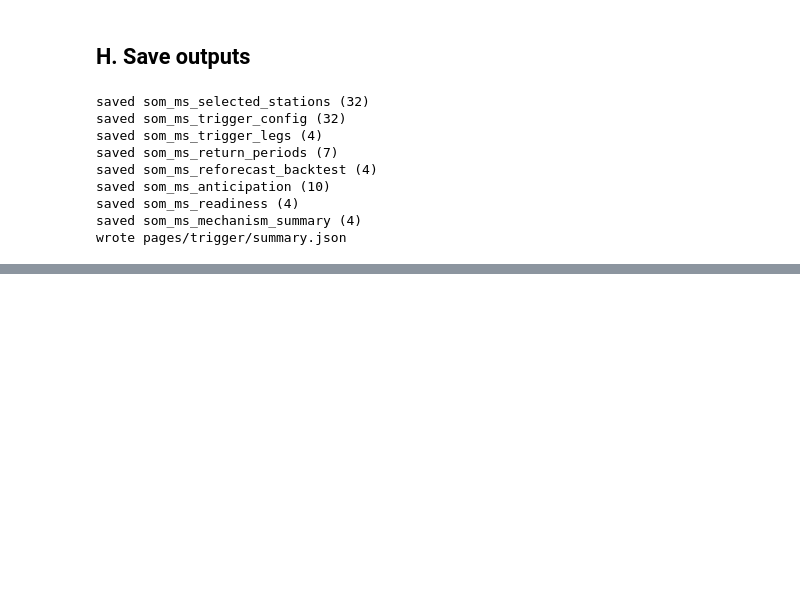
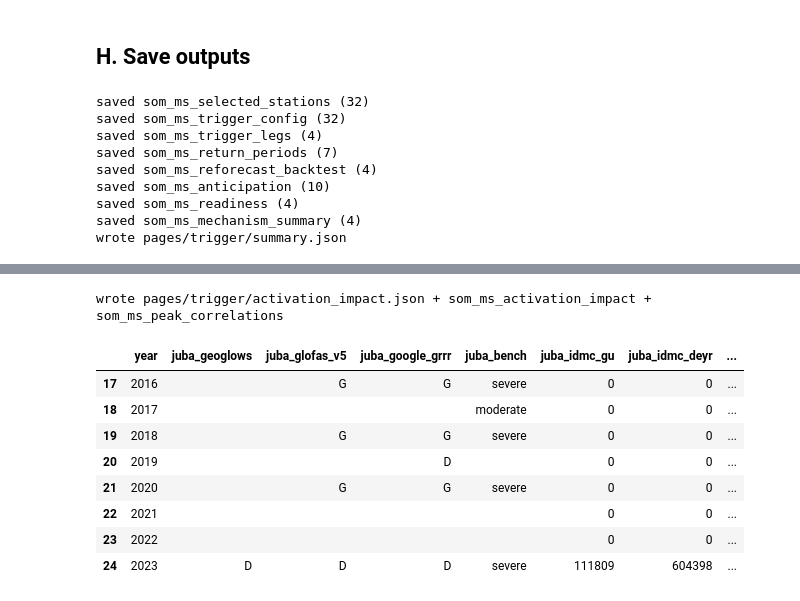
Before and after one commit to OCHA-DAP/ds-aa-som-floods, a Jupyter notebook: analysis/11_multisource_trigger.ipynb, the cells around one changed output, grey strips where cells are left out. Drawn from its saved outputs; the diff is of its cells as text; code cells hidden in the pictures; blank space fills up the shorter version.

```diff
--- a/analysis/11_multisource_trigger.ipynb
+++ b/analysis/11_multisource_trigger.ipynb
@@ -774,0 +1048,77 @@ initial-condition-driven).
+# %%
+# --- assemble the year x (activation, impact, response) table
+def act_letters(river, src):
+    out = ""
+    if any(y == year for y in act_by_src[(river, "gu", src)]):
+        out += "G"
+    if any(y == year for y in act_by_src[(river, "deyr", src)]):
+        out += "D"
+    return out
+
+def bench_class(river, year):
+    if year in basin_bench(river, "flood_5yr"):
+        return "severe"
+    if year in basin_bench(river, "flood_3yr"):
+        return "moderate"
+    return ""
+
+table = []
+for year in range(YEARS[0], YEARS[1] + 1):
+    row = {"year": year, "act": {}, "bench": {}, "emdat": {}, "cerf": {}, "idmc": {}}
+    for river in ("juba", "shabelle"):
+        row["act"][river] = {src: act_letters(river, src) for src in SOURCES3}
+        row["bench"][river] = bench_class(river, year)
+        g = idmc_t[(idmc_t.year == year) & (idmc_t.basin == river)]
+        row["idmc"][river] = {se: int(g[g.season == se].new_displacement.sum()) for se in ("gu", "deyr")}
+    g = idmc_t[(idmc_t.year == year) & (idmc_t.basin == "other")]
+    row["idmc"]["other"] = int(g.new_displacement.sum())
+    for se in ("gu", "deyr"):
+        e = emdat_t[(emdat_t.year == year) & (emdat_t.season == se)]
+        row["emdat"][se] = ({"affected": int(e.affected.sum()), "deaths": int(e.deaths.sum()),
+                             "basins": e.basins.iloc[0] if len(e) else ""}
+                            if len(e) else None)
+        c = cerf_t[(cerf_t.year == year) & (cerf_t.season == se)]
+        row["cerf"][se] = ({"usd": int(c.amount_approved.sum()), "basins": c.basins.iloc[0]}
+                           if len(c) else None)
+    table.append(row)
+
+meta = {"note": "activations on the calibration record (reanalysis/retrospective), "
+                "each indicator against its own RP6 thresholds; IDMC coverage 2010-2025; "
+                "EM-DAT is a floor; CERF amounts are national allocations",
+        "n_req": {f"{r}_{s}": N_REQ[(r, s)] for (r, s) in N_REQ}}
+out_json = {"meta": meta, "rows": table}
+(FIGS.parent / "activation_impact.json").write_text(json.dumps(out_json, separators=(",", ":")))
+
+flat = []
+for row in table:
+    fr = {"year": row["year"]}
+    for river in ("juba", "shabelle"):
+        for src in SOURCES3:
+            fr[f"{river}_{src}"] = row["act"][river][src]
+        fr[f"{river}_bench"] = row["bench"][river]
+        fr[f"{river}_idmc_gu"] = row["idmc"][river]["gu"]
+        fr[f"{river}_idmc_deyr"] = row["idmc"][river]["deyr"]
+    for se in ("gu", "deyr"):
+        fr[f"emdat_{se}_affected"] = row["emdat"][se]["affected"] if row["emdat"][se] else 0
+        fr[f"cerf_{se}_usd"] = row["cerf"][se]["usd"] if row["cerf"][se] else 0
+    flat.append(fr)
+flat_df = pd.DataFrame(flat)
+stratus_db.upload_parquet_to_blob(
+    flat_df, "ds-aa-som-floods/processed/workflow/som_ms_activation_impact.parquet", stage="dev")
+flat_df.to_parquet(DATA / "workflow" / "som_ms_activation_impact.parquet", index=False)
+peaks_df.to_parquet(DATA / "workflow" / "som_ms_peak_correlations.parquet", index=False)
+stratus_db.upload_parquet_to_blob(
+    peaks_df, "ds-aa-som-floods/processed/workflow/som_ms_peak_correlations.parquet", stage="dev")
+print("wrote pages/trigger/activation_impact.json + som_ms_activation_impact + som_ms_peak_correlations")
+flat_df[flat_df.year >= 2016]
+# %% [output]
+wrote pages/trigger/activation_impact.json + som_ms_activation_impact + som_ms_peak_correlations
+|  | year | juba_geoglows | juba_glofas_v5 | juba_google_grrr | juba_bench | juba_idmc_gu | juba_idmc_deyr | ... |
+| 17 | 2016 |  | G | G | severe | 0 | 0 | ... |
+| 18 | 2017 |  |  |  | moderate | 0 | 0 | ... |
+| 19 | 2018 |  | G | G | severe | 0 | 0 | ... |
+| 20 | 2019 |  |  | D |  | 0 | 0 | ... |
+| 21 | 2020 |  | G | G | severe | 0 | 0 | ... |
+| 22 | 2021 |  |  |  |  | 0 | 0 | ... |
+| 23 | 2022 |  |  |  |  | 0 | 0 | ... |
+| 24 | 2023 | D | D | D | severe | 111809 | 604398 | ... |
```
Also changed, not shown: parts of 7 cells of this notebook, 4 other files.
